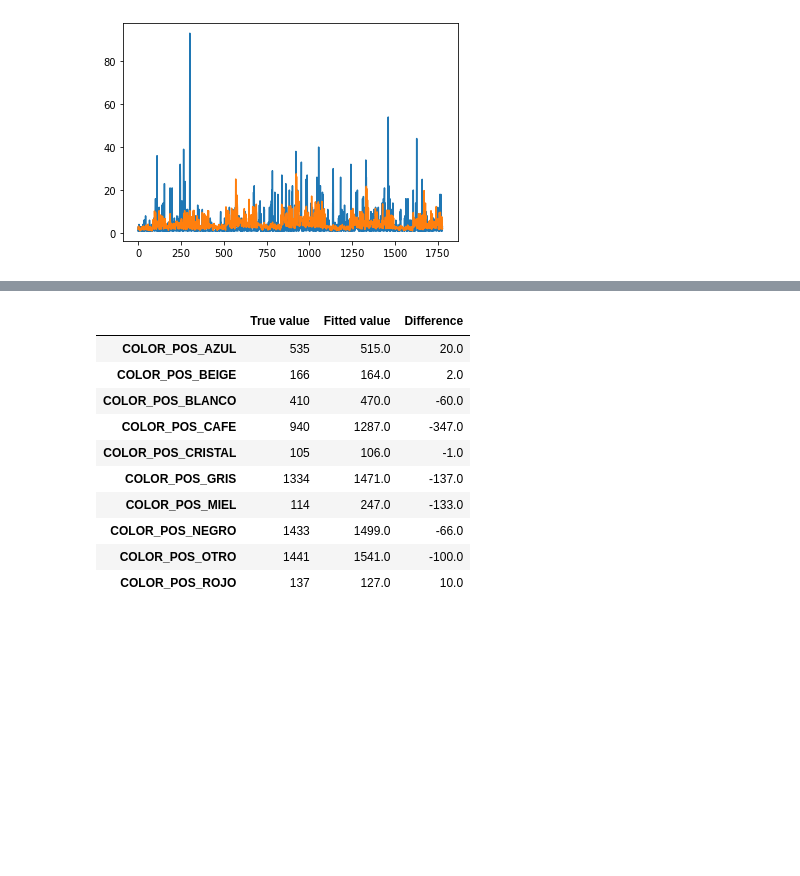
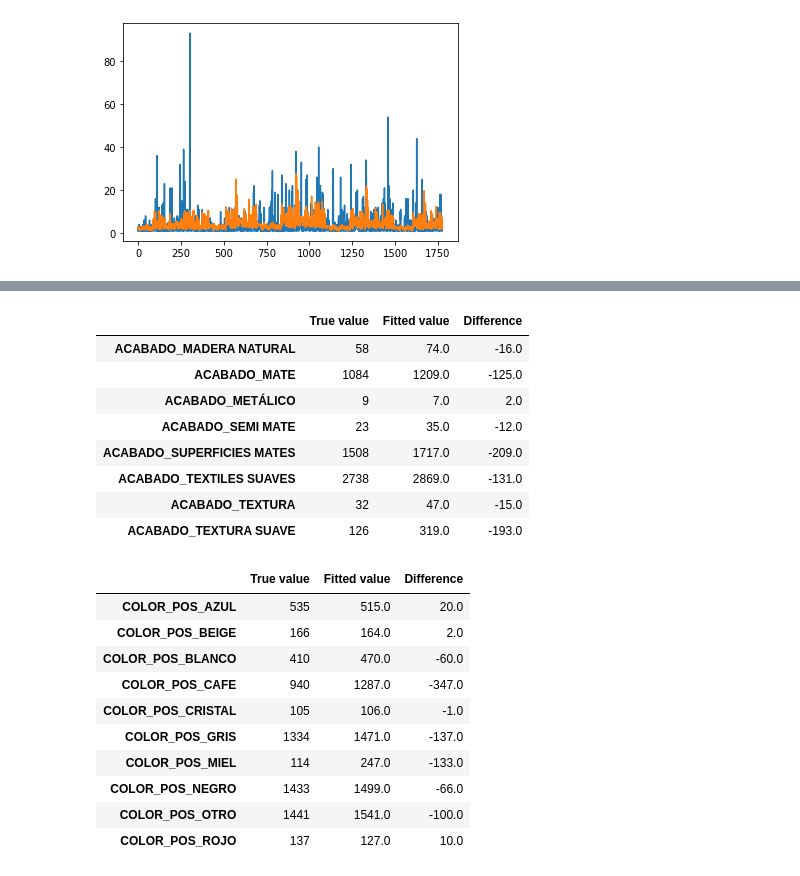
Before and after one commit to JuanMaVelezPa/DS4A_Project, a Jupyter notebook: modelo_NN.ipynb, the cells around one changed output, grey strips where cells are left out. Saved outputs shown, nothing was run; the diff lists cells and outputs as text; code cells hidden in the pictures; blank space fills up the shorter version.

```diff
--- a/modelo_NN.ipynb
+++ b/modelo_NN.ipynb
@@ -359,0 +398,18 @@ plt.show()
+# %%
+real = []
+predicted = []
+diff = []
+name_colors = ['MATERIAL_POS_METAL + VIDRIO', 'MATERIAL_POS_MICROFIBRA',
+       'MATERIAL_POS_OTRO', 'MATERIAL_POS_SINTÉTICO', 'MATERIAL_POS_VIDRIO']
+
+for i in name_colors:
+    true_val = y_test[X_test[i] == 1].sum()
+    fitted_val = round(y_test_fit[X_test[i] == 1].sum())
+    real.append(true_val)
+    predicted.append(fitted_val)
+    diff.append(true_val - fitted_val)
+
+
+
+COL_PREDICT = pd.DataFrame(list(zip(real,predicted, diff)),index = name_colors, columns= ['True value','Fitted value','Difference'])
+COL_PREDICT
@@ -360,3 +423,32 @@ plt.show()
+# %%
+real = []
+predicted = []
+diff = []
+name_colors = ['ACABADO_MADERA NATURAL', 'ACABADO_MATE', 'ACABADO_METÁLICO',
+       'ACABADO_SEMI MATE', 'ACABADO_SUPERFICIES MATES',
+       'ACABADO_TEXTILES SUAVES', 'ACABADO_TEXTURA', 'ACABADO_TEXTURA SUAVE']
+
+for i in name_colors:
+    true_val = y_test[X_test[i] == 1].sum()
+    fitted_val = round(y_test_fit[X_test[i] == 1].sum())
+    real.append(true_val)
+    predicted.append(fitted_val)
+    diff.append(true_val - fitted_val)
+
+
+
+COL_PREDICT = pd.DataFrame(list(zip(real,predicted, diff)),index = name_colors, columns= ['True value','Fitted value','Difference'])
+COL_PREDICT
+# %% [output]
+|  | True value | Fitted value | Difference |
+| ACABADO_MADERA NATURAL | 58 | 74.0 | -16.0 |
+| ACABADO_MATE | 1084 | 1209.0 | -125.0 |
+| ACABADO_METÁLICO | 9 | 7.0 | 2.0 |
+| ACABADO_SEMI MATE | 23 | 35.0 | -12.0 |
+| ACABADO_SUPERFICIES MATES | 1508 | 1717.0 | -209.0 |
+| ACABADO_TEXTILES SUAVES | 2738 | 2869.0 | -131.0 |
+| ACABADO_TEXTURA | 32 | 47.0 | -15.0 |
+| ACABADO_TEXTURA SUAVE | 126 | 319.0 | -193.0 |
 # %%
 real = []
 predicted = []
```
Also changed, not shown: parts of 4 cells of this notebook.
